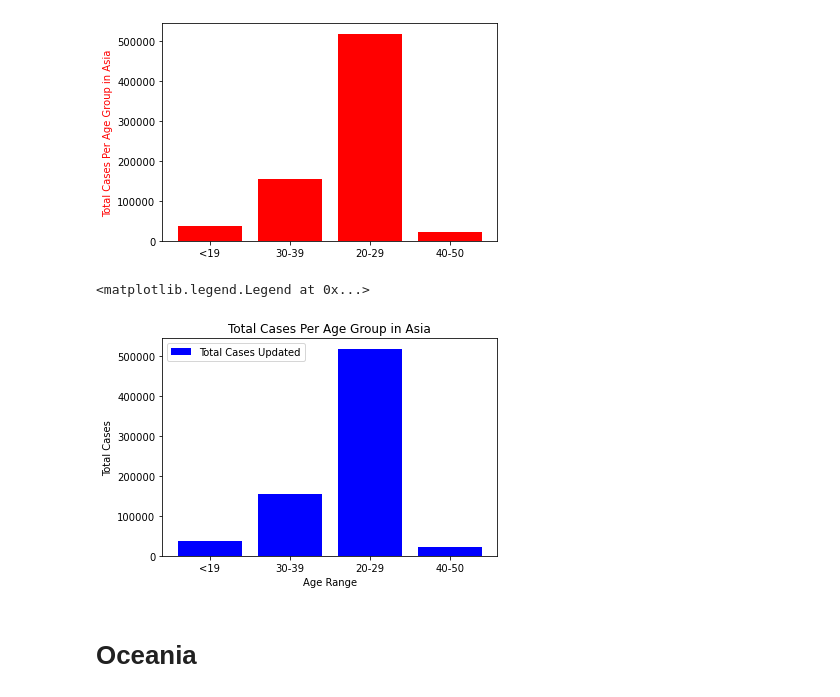
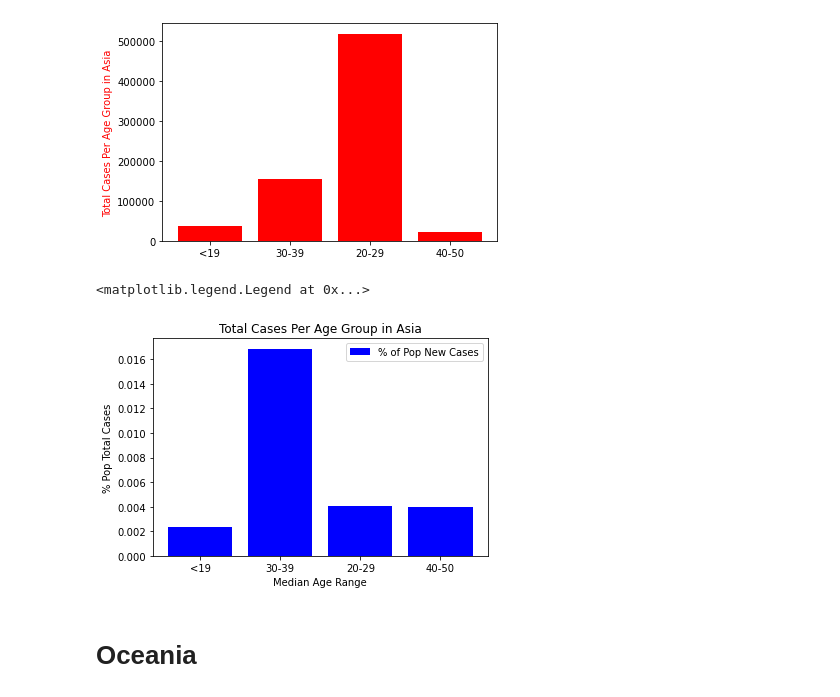
Before and after one commit to pmmfs/capstone-project, a Jupyter notebook: analysis_median_age_per_continent/Median_Age Analysis.ipynb, the cells around one changed output. Cells and saved outputs as stored; diff of their text form; code cells hidden in the pictures.

Commit message:
Median Age Analysis

```diff
--- a/analysis_median_age_per_continent/Median_Age Analysis.ipynb
+++ b/analysis_median_age_per_continent/Median_Age Analysis.ipynb
@@ -11,7 +11,7 @@ from matplotlib import pyplot as plt
 %matplotlib inline
 # %%
 # Import dataset & store into dataframe
-merged_covid_df = pd.read_csv("../Resources/merged_covid_FINAL.csv")
+merged_covid_df = pd.read_csv("Resources/merged_covid_FINAL.csv")
 merged_covid_df.head()
 # %% [output]
 |  | primary_key_reaction | date_updated | iso_code | continent | location | population | population_density | ... |
@@ -696,17 +713,17 @@ Text(0, 0.5, 'Total Cases Per Age Group in Asia')
 [figure]
 # %%
 # Create the plot.
-plt.bar(median_age_Asia.Age_Range, median_age_Asia["total_cases_updated"], color="blue", label='Total Cases Updated')
+plt.bar(median_age_Asia.Age_Range, median_age_Asia["percentage_of_Pop_New_Cases"], color="blue", label='% of Pop New Cases')
 # Create labels for the x and y axes.
-plt.xlabel("Age Range")
-plt.ylabel("Total Cases")
+plt.xlabel("Median Age Range")
+plt.ylabel("% Pop Total Cases")
 # Create a title.
 plt.title("Total Cases Per Age Group in Asia")
 # Add the legend.
 plt.legend()
 # %% [output]
 <matplotlib.legend.Legend at 0x...>
-[figure, old version]
+[figure, new version]
 # %% [markdown]
 # Oceania
 # %%
```
Also changed, not shown: parts of 7 cells of this notebook, 1 other file.
